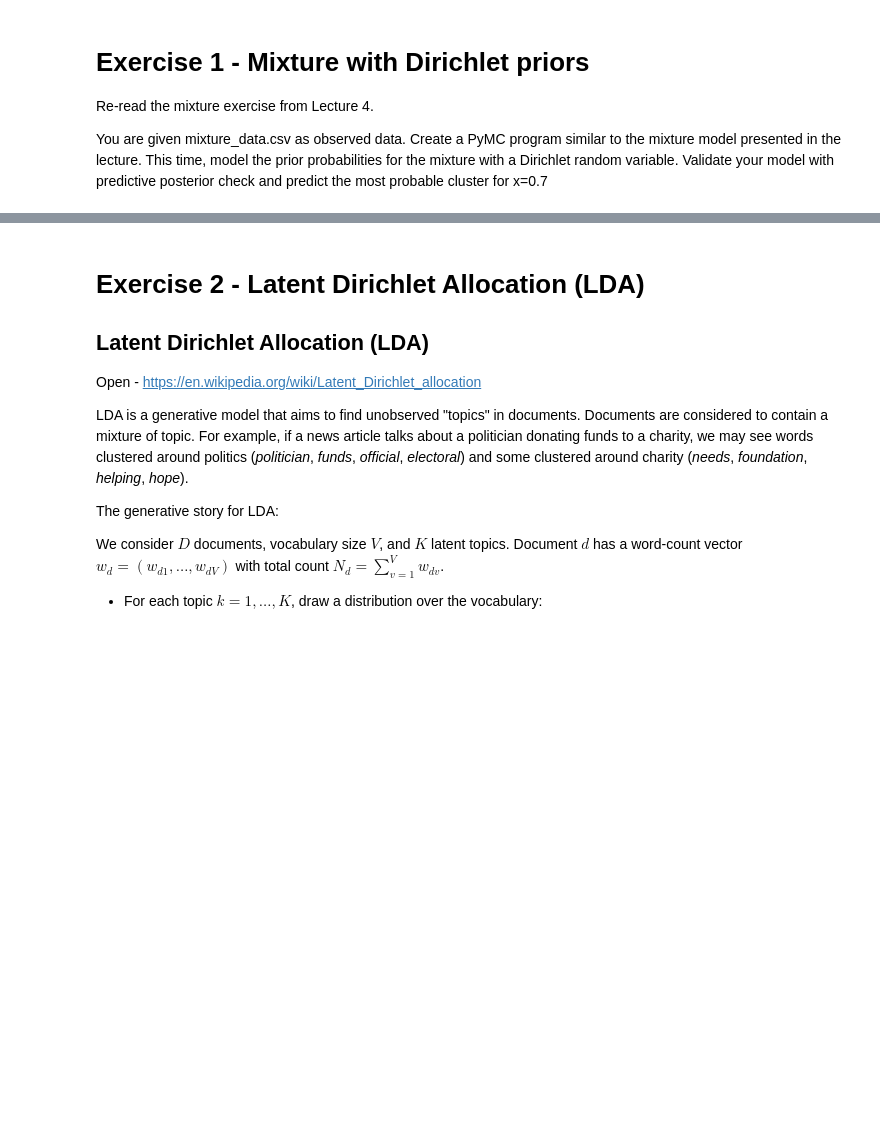
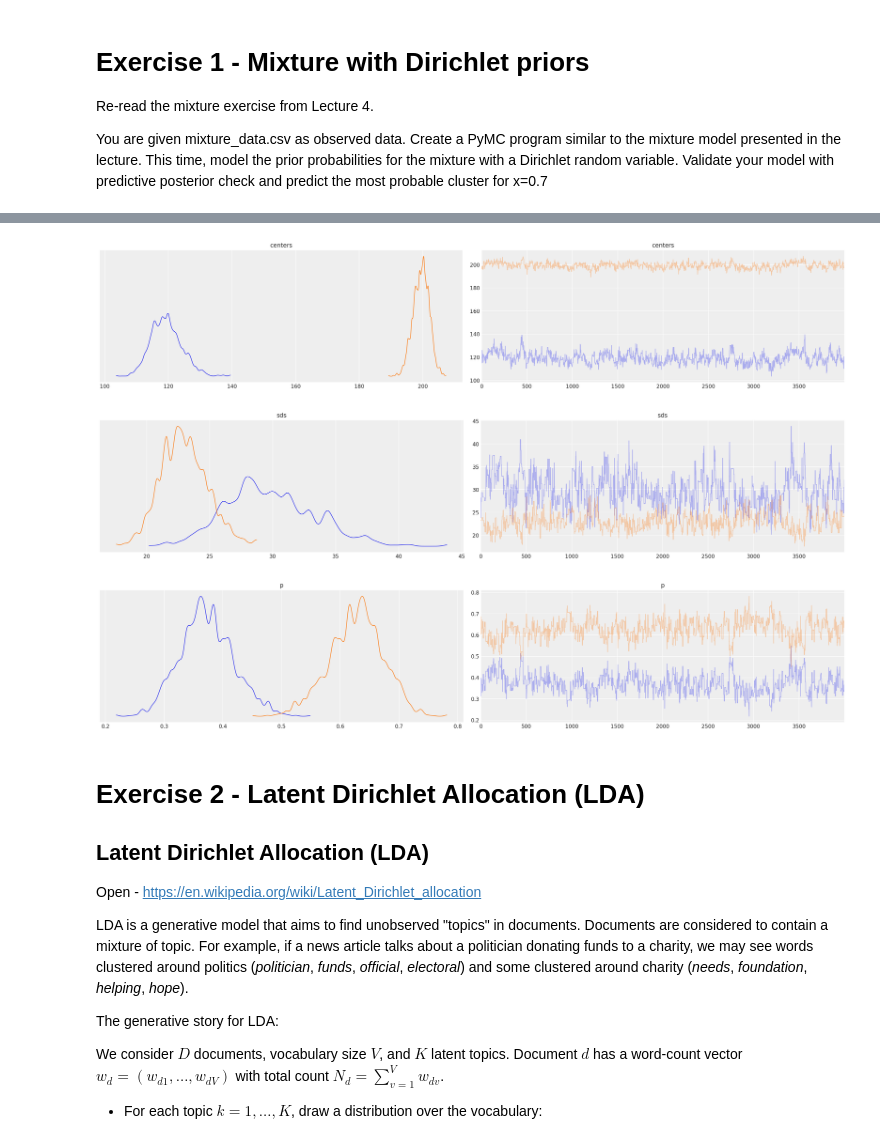
Before and after one commit to Steven23X/UniversityMS, a Jupyter notebook: Year1/Semester1/Probabilistic Programming/Labs/Lab4/Lab4.ipynb, the cells around one changed output, grey strips where cells are left out. Cells and saved outputs as stored; diff of their text form; code cells hidden in the pictures; blank space fills up the shorter version.

```diff
--- a/Year1/Semester1/Probabilistic Programming/Labs/Lab4/Lab4.ipynb
+++ b/Year1/Semester1/Probabilistic Programming/Labs/Lab4/Lab4.ipynb
@@ -150,0 +165,32 @@ You are given mixture_data.csv as observed data. Create a PyMC program similar t
+# %%
+with pm.Model() as mixture_dirichlet_model:
+    # --- Dirichlet prior for mixture weights ---
+    p = pm.Dirichlet("p", a=np.array([1., 1.]))   # mixture weights
+
+    # --- Prior for cluster means ---
+    centers = pm.Normal("centers",
+                        mu=np.array([120, 190]),
+                        sigma=np.array([10., 10.]),
+                        shape=2)
+
+    # --- Prior for cluster standard deviations ---
+    sds = pm.Uniform("sds", 0, 100, shape=2)
+
+    # --- Latent cluster assignments for each observation ---
+    assignment = pm.Categorical("assignment",
+                                p=p,
+                                shape=data.shape[0],
+                                initval=np.random.randint(0, 2, size=data.shape[0]))
+
+    # --- Pick cluster-specific parameters ---
+    mu_i = centers[assignment]
+    sd_i = sds[assignment]
+
+    # --- Observations ---
+    pm.Normal("obs", mu=mu_i, sigma=sd_i, observed=data)
+# %%
+with mixture_dirichlet_model:
+    step1 = pm.Metropolis(vars=[centers, sds, p])
+    step2 = pm.CategoricalGibbsMetropolis(vars=[assignment])
+
+    trace = pm.sample(4000, step=[step1, step2],return_inferencedata=True,tune=2000,chains=1)
@@ -151,3 +209,12 @@ You are given mixture_data.csv as observed data. Create a PyMC program similar t
+# %%
+az.plot_trace(trace.posterior.centers,figsize=(20, 4))
+az.plot_trace(trace.posterior.sds,figsize=(20, 4))
+az.plot_trace(trace.posterior.p,figsize=(20, 4))
+plt.show()
+# %% [output]
+[figure, added]
+[figure, added]
+[figure, added]
 # %% [markdown]
 # Exercise 2 - Latent Dirichlet Allocation (LDA)
 
```
Also changed, not shown: parts of 8 cells of this notebook, 2 other files.
